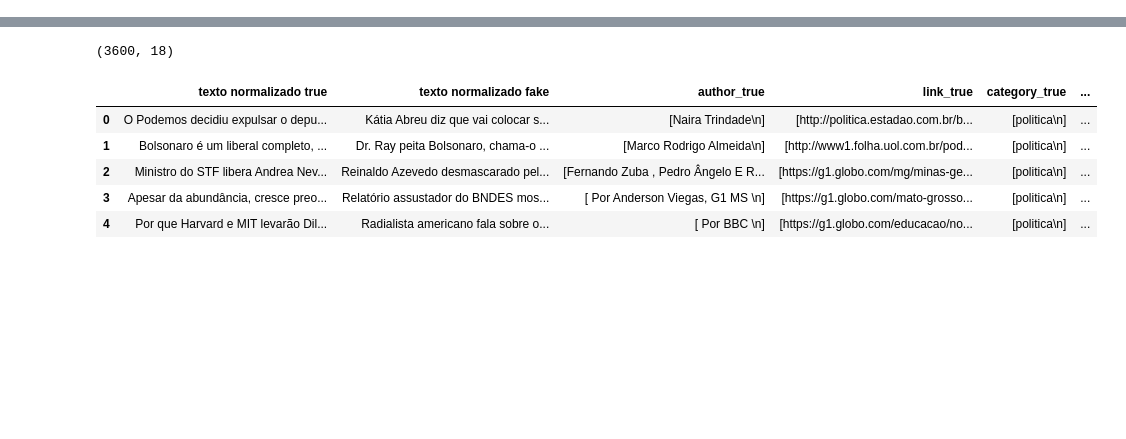
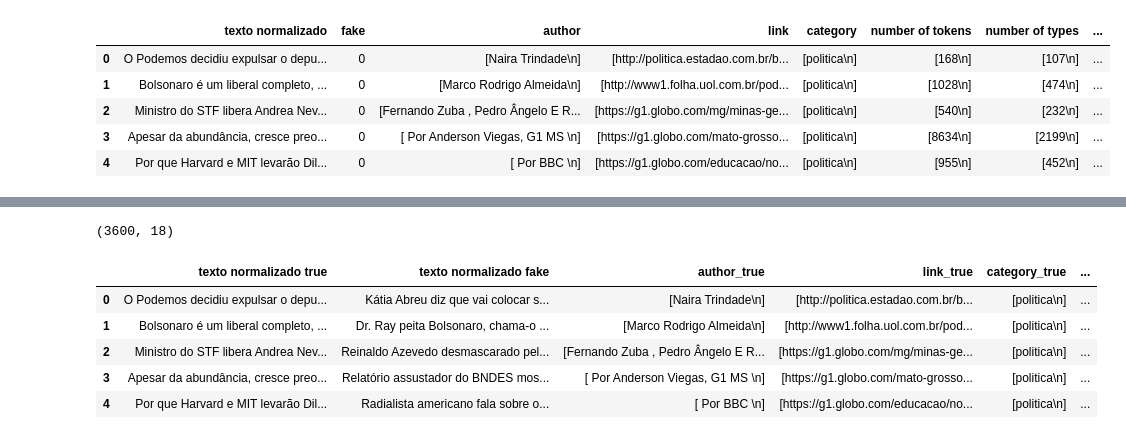
Before and after one commit to joaopaulopbjp/FakeNewsDetection, a Jupyter notebook: Fake News Prepara Arquivo Dados.ipynb, the cells around one changed output, grey strips where cells are left out. Drawn from its saved outputs; the diff is of its cells as text; code cells hidden in the pictures; blank space fills up the shorter version.

```diff
--- a/Fake News Prepara Arquivo Dados.ipynb
+++ b/Fake News Prepara Arquivo Dados.ipynb
@@ -109,0 +157,10 @@ df_new.head()
+# %%
+df_new = df_true.join(df_meta)
+df_new.head()
+# %% [output]
+|  | texto normalizado | fake | author | link | category | number of tokens | number of types | ... |
+| 0 | O Podemos decidiu expulsar o depu... | 0 | [Naira Trindade\n] | [http://politica.estadao.com.br/b... | [politica\n] | [168\n] | [107\n] | ... |
+| 1 | Bolsonaro é um liberal completo, ... | 0 | [Marco Rodrigo Almeida\n] | [http://www1.folha.uol.com.br/pod... | [politica\n] | [1028\n] | [474\n] | ... |
+| 2 | Ministro do STF libera Andrea Nev... | 0 | [Fernando Zuba , Pedro Ângelo E R... | [https://g1.globo.com/mg/minas-ge... | [politica\n] | [540\n] | [232\n] | ... |
+| 3 | Apesar da abundância, cresce preo... | 0 | [ Por Anderson Viegas, G1 MS \n] | [https://g1.globo.com/mato-grosso... | [politica\n] | [8634\n] | [2199\n] | ... |
+| 4 | Por que Harvard e MIT levarão Dil... | 0 | [ Por BBC \n] | [https://g1.globo.com/educacao/no... | [politica\n] | [955\n] | [452\n] | ... |
```
Also changed, not shown: parts of 9 cells of this notebook, 1 other file.
